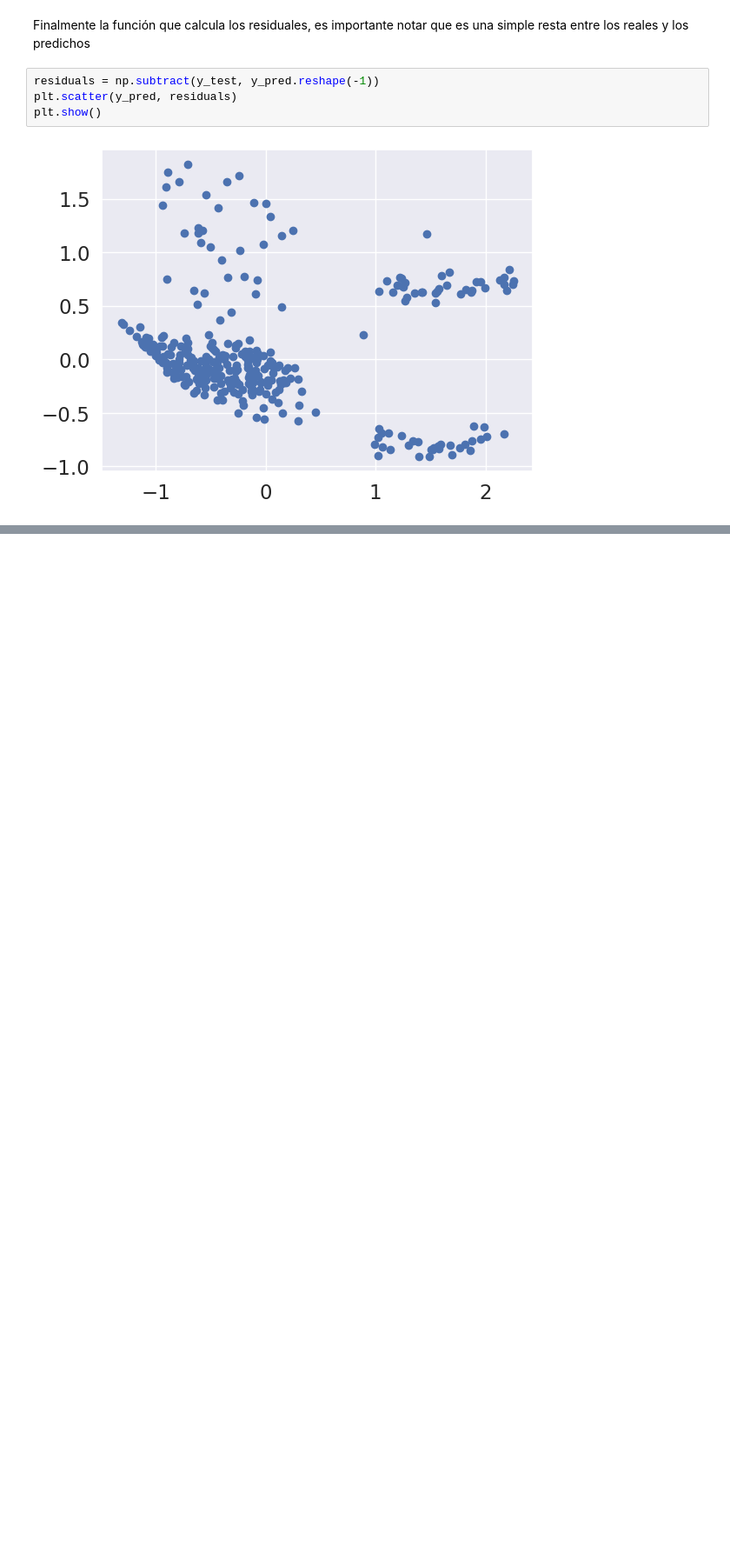
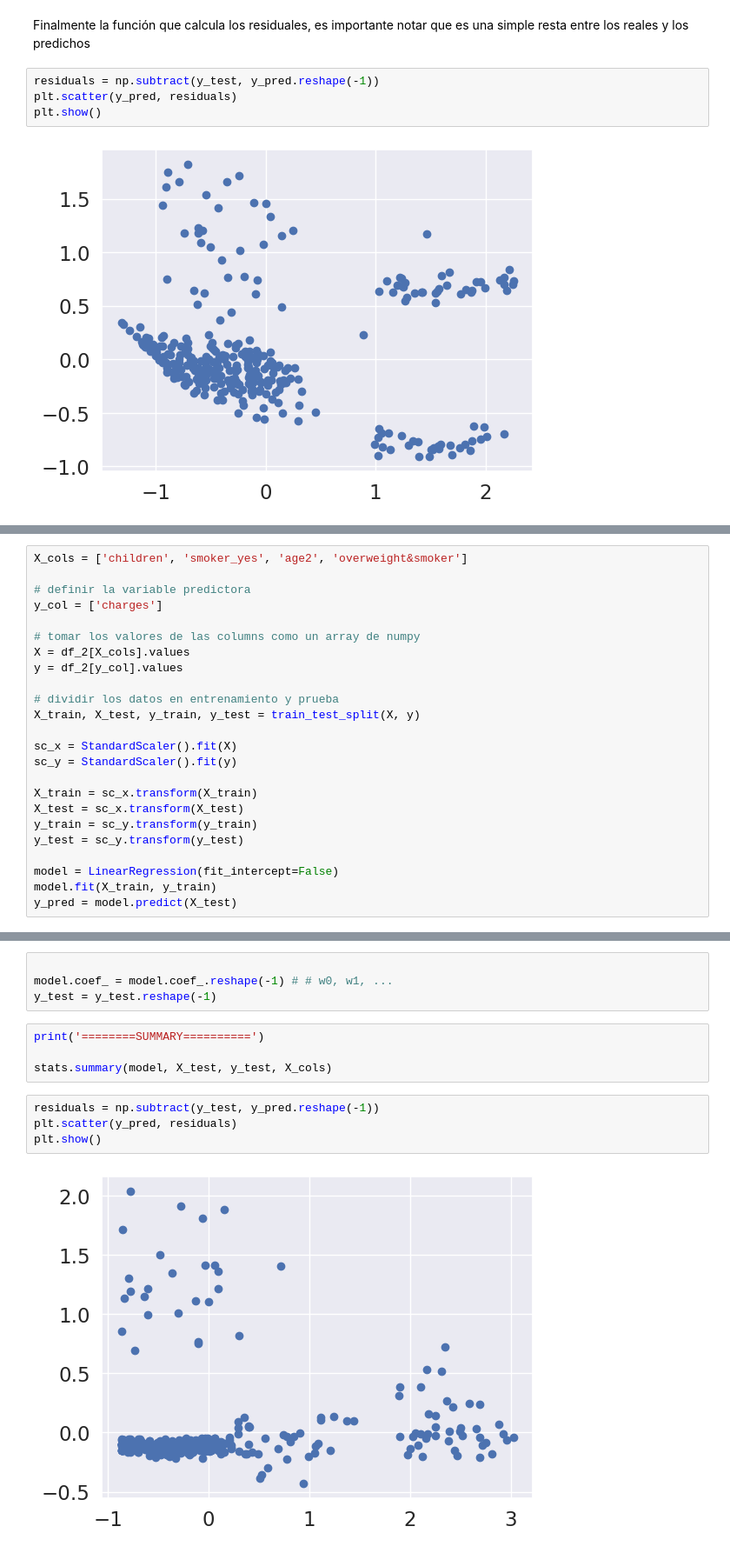
Before and after one commit to ArnolPlazas/lineal-regression, a Jupyter notebook: liean_regresion_insurance_data.ipynb, the cells around one changed output, grey strips where cells are left out. Shown at 87% size. Cells and saved outputs as stored; diff of their text form; blank space fills up the shorter version.

```diff
--- a/liean_regresion_insurance_data.ipynb
+++ b/liean_regresion_insurance_data.ipynb
@@ -146,0 +207,24 @@ plt.show()
+# %%
+X_cols = ['children', 'smoker_yes', 'age2', 'overweight&smoker']
+
+# definir la variable predictora
+y_col = ['charges']
+
+# tomar los valores de las columns como un array de numpy
+X = df_2[X_cols].values
+y = df_2[y_col].values
+
+# dividir los datos en entrenamiento y prueba
+X_train, X_test, y_train, y_test = train_test_split(X, y)
+
+sc_x = StandardScaler().fit(X)
+sc_y = StandardScaler().fit(y)
+
+X_train = sc_x.transform(X_train)
+X_test = sc_x.transform(X_test)
+y_train = sc_y.transform(y_train)
+y_test = sc_y.transform(y_test)
+
+model = LinearRegression(fit_intercept=False)
+model.fit(X_train, y_train)
+y_pred = model.predict(X_test)
@@ -146,0 +239,14 @@ plt.show()
+# %%
+
+model.coef_ = model.coef_.reshape(-1) # # w0, w1, ...
+y_test = y_test.reshape(-1)
+# %%
+print('========SUMMARY==========')
+
+stats.summary(model, X_test, y_test, X_cols)
+# %%
+residuals = np.subtract(y_test, y_pred.reshape(-1))
+plt.scatter(y_pred, residuals)
+plt.show()
+# %% [output]
+[figure, added]
```
Also changed, not shown: parts of 11 cells of this notebook.
